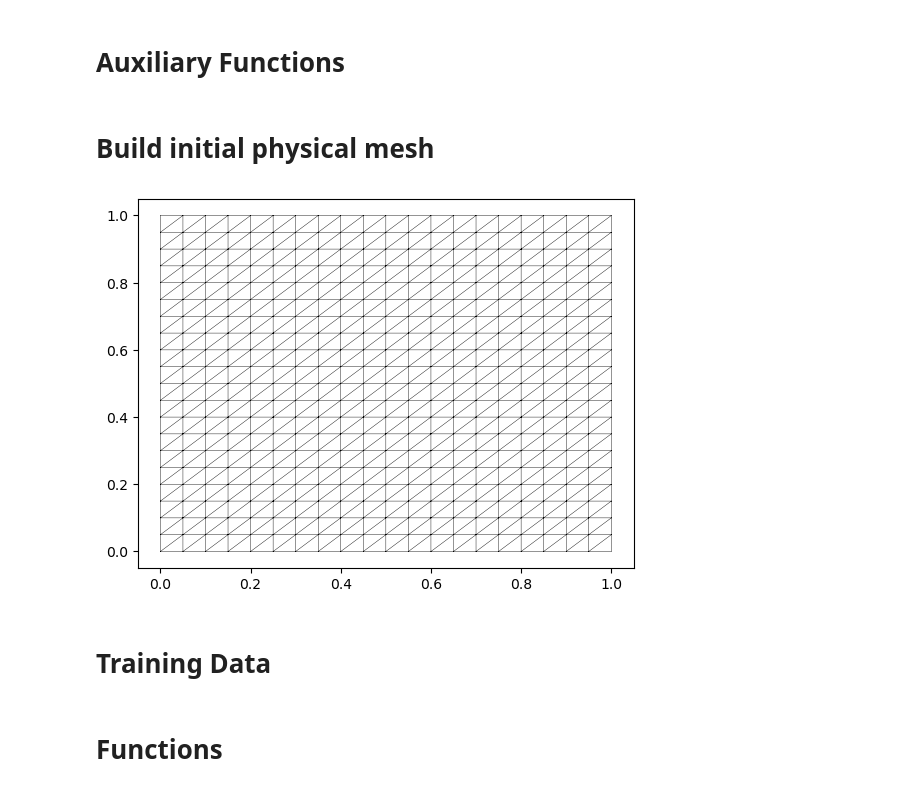
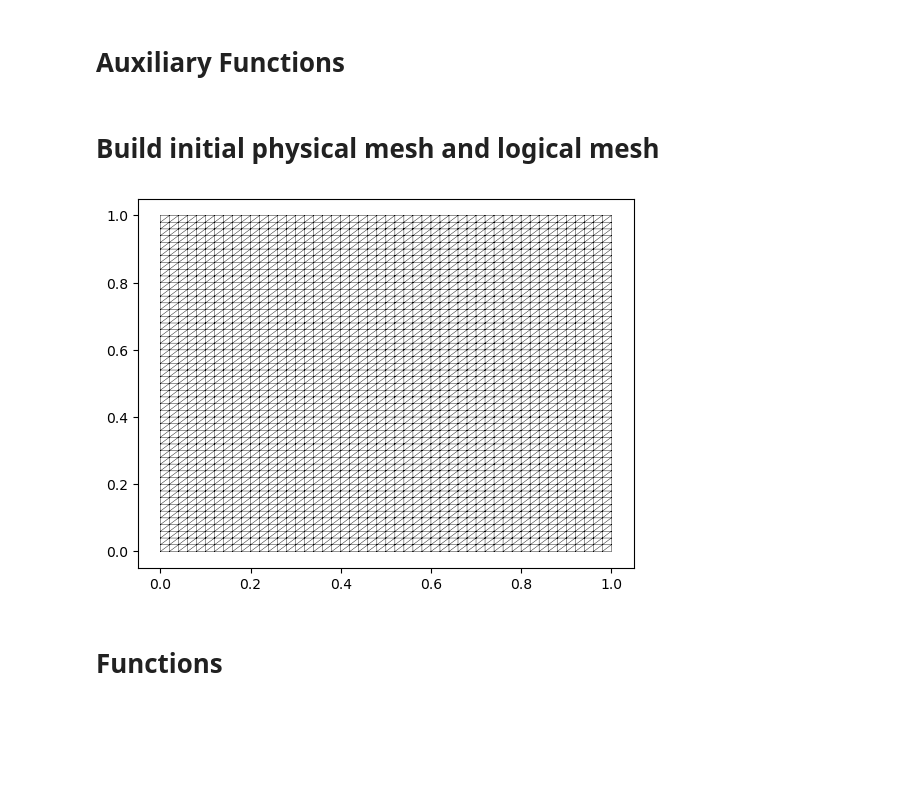
Before and after one commit to GenieYoung/MMPDE, a Jupyter notebook: py_src/example_2.ipynb, the cells around one changed output. Cells and saved outputs as stored; diff of their text form; code cells hidden in the pictures; blank space fills up the shorter version.

```diff
--- a/py_src/example_2.ipynb
+++ b/py_src/example_2.ipynb
@@ -36,34 +37,28 @@ def Plot(V,tris,U):
     ax.set_title('U')
     plt.show()
 # %% [markdown]
-# Build initial physical mesh
+# Build initial physical mesh and logical mesh
 # %%
-m_rows = 20
-m_cols = 20
+m_rows = 50
+m_cols = 50
 
 x = torch.linspace(0, 1, m_cols + 1)
 y = torch.linspace(0, 1, m_rows + 1)
 x = x.repeat(m_rows + 1)
 y = y.repeat_interleave(m_cols + 1)
-V = torch.stack([x,y],dim=1)
+V_0 = torch.stack([x,y],dim=1) #physical mesh
+V_xi_0 = V_0.clone() #logical mesh
 
 tris = []
 
 for i in range(m_cols):
    for j in range(m_rows):
        tris.append([j * (m_cols + 1) + i, j * (m_cols + 1) + i + 1, (j + 1) * (m_cols + 1) + i + 1])
        tris.append([j * (m_cols + 1) + i, (j + 1) * (m_cols + 1) + i + 1, (j + 1) * (m_cols + 1) + i])
 
 tris = torch.tensor(tris, dtype=torch.short)
 
-left_boundarys = V[(V[:,0]==0.0)]
-bottom_boundarys = V[(V[:,1]==0.0)]
-top_boundarys = V[(V[:,1]==1.0)]
-right_boundarys = V[(V[:,0]==1.0)]
-
 plt.triplot(x,y,tris,'k-',linewidth=0.3)
 plt.show()
 # %% [output]
-[figure, old version]
+[figure, new version]
-# %% [markdown]
-# Training Data
```
Also changed, not shown: parts of 13 cells of this notebook, 3 other files.
